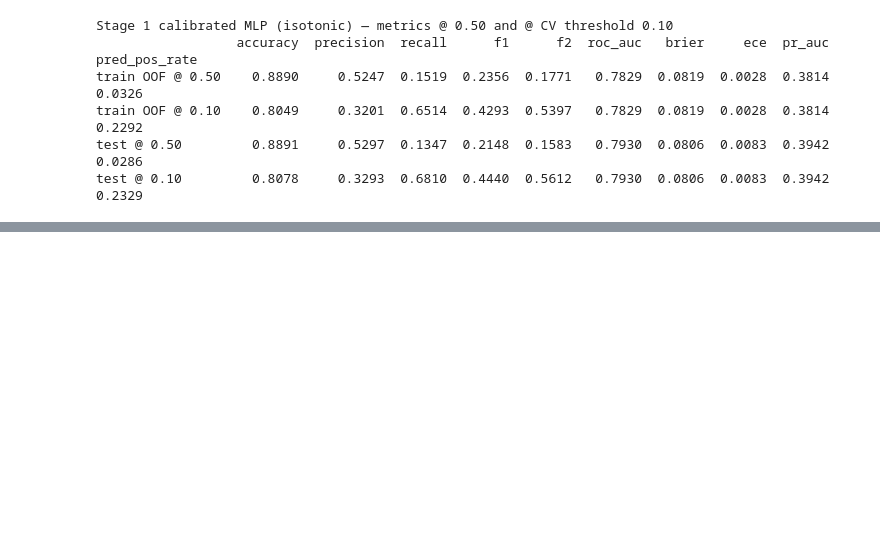
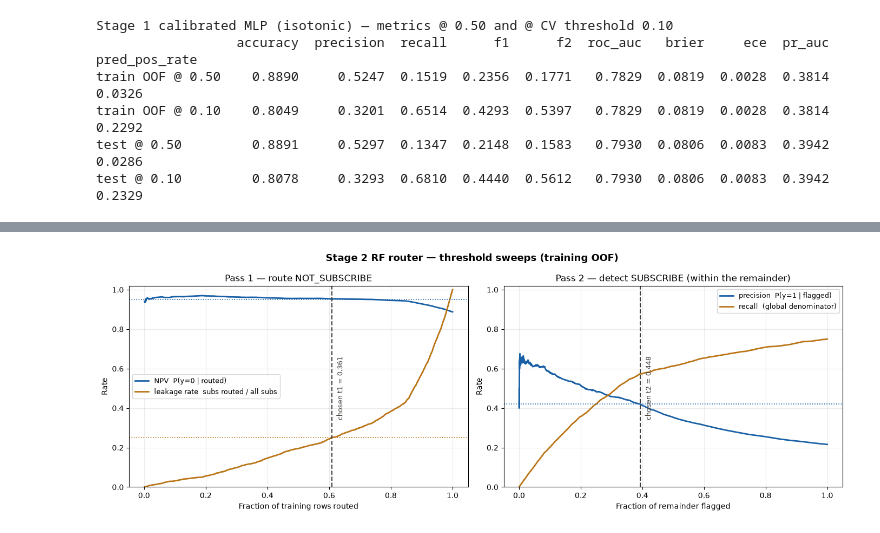
Before and after one commit to HKtrill/ai-business-coach, a Jupyter notebook: prototype/blackbox_pipeline/blackbox_cascade.ipynb, the cells around one changed output, grey strips where cells are left out. Cells and saved outputs as stored; diff of their text form; code cells hidden in the pictures; blank space fills up the shorter version.

```diff
--- a/prototype/blackbox_pipeline/blackbox_cascade.ipynb
+++ b/prototype/blackbox_pipeline/blackbox_cascade.ipynb
@@ -355,0 +580,16 @@ test @ 0.455          0.3400  0.6616  0.4492  0.5564   0.7924  0.3843  0.1592
+# %%
+# ============================================================
+# CELL 20: DECLARE THE STAGE 2 OPERATING CONSTRAINTS
+# ============================================================
+
+CONSTRAINTS = OperatingConstraints(
+    min_precision_not_subscribe=0.95,
+    max_subscriber_leakage_rate=0.25,
+    max_subscriber_leakage_absolute=950,
+    min_pass1_coverage=None,
+    min_precision_subscribe=0.42,
+    min_recall_subscribe=None,
+    recall_denominator="global",
+    min_band_support_pass1=125,
+    min_band_support_pass2=75,
+)
@@ -355,0 +907,62 @@ test @ 0.455          0.3400  0.6616  0.4492  0.5564   0.7924  0.3843  0.1592
+# %%
+# ============================================================
+# CELL 27: INSPECT THE FROZEN OPERATING POINT (TRAINING OOF ONLY)
+# ============================================================
+
+p1_sweep = router.thresholds_.pass1.sweep
+p2_sweep = router.thresholds_.pass2.sweep
+
+fig, axes = plt.subplots(1, 2, figsize=(14, 5))
+fig.suptitle("Stage 2 RF router — threshold sweeps (training OOF)",
+             fontsize=13, fontweight="bold")
+
+# --- Pass 1: NPV and leakage against how much the route claims --------------
+ax = axes[0]
+ax.plot(p1_sweep["coverage"], p1_sweep["npv"],
+        color="#185FA5", lw=2, label="NPV  P(y=0 | routed)")
+ax.plot(p1_sweep["coverage"], p1_sweep["leakage_rate"],
+        color="#BA7517", lw=2, label="leakage rate  subs routed / all subs")
+ax.axhline(CONSTRAINTS.min_precision_not_subscribe,
+           color="#185FA5", ls=":", lw=1.2)
+ax.axhline(CONSTRAINTS.max_subscriber_leakage_rate,
+           color="#BA7517", ls=":", lw=1.2)
+ax.axvline(router.thresholds_.pass1.band_fraction,
+           color="#3d3d3a", ls="--", lw=1.5)
+ax.annotate(f"chosen t1 = {router.thresholds_.t1:.3f}",
+            xy=(router.thresholds_.pass1.band_fraction, 0.5),
+            xytext=(6, 0), textcoords="offset points",
+            fontsize=9, color="#3d3d3a", rotation=90, va="center")
+ax.set(title="Pass 1 — route NOT_SUBSCRIBE",
+       xlabel="Fraction of training rows routed", ylabel="Rate", ylim=(0, 1.02))
+ax.grid(alpha=0.25)
+ax.legend(loc="center left", fontsize=9)
+
+# --- Pass 2: precision and recall against how much the detector flags -------
+ax = axes[1]
+ax.plot(p2_sweep["band_fraction"], p2_sweep["precision"],
+        color="#185FA5", lw=2, label="precision  P(y=1 | flagged)")
+ax.plot(p2_sweep["band_fraction"], p2_sweep["recall"],
+        color="#BA7517", lw=2, label=f"recall  ({CONSTRAINTS.recall_denominator} denominator)")
+ax.axhline(CONSTRAINTS.min_precision_subscribe, color="#185FA5", ls=":", lw=1.2)
+if CONSTRAINTS.min_recall_subscribe is not None:
+    ax.axhline(CONSTRAINTS.min_recall_subscribe, color="#BA7517", ls=":", lw=1.2)
+ax.axvline(router.thresholds_.pass2.band_fraction,
+           color="#3d3d3a", ls="--", lw=1.5)
+ax.annotate(f"chosen t2 = {router.thresholds_.t2:.3f}",
+            xy=(router.thresholds_.pass2.band_fraction, 0.5),
+            xytext=(6, 0), textcoords="offset points",
+            fontsize=9, color="#3d3d3a", rotation=90, va="center")
+ax.set(title="Pass 2 — detect SUBSCRIBE (within the remainder)",
+       xlabel="Fraction of remainder flagged", ylabel="Rate", ylim=(0, 1.02))
+ax.grid(alpha=0.25)
+ax.legend(loc="upper right", fontsize=9)
+
+plt.tight_layout()
+plt.show()
+
+print("Which constraint binds at the chosen band:")
+print(p1_sweep[p1_sweep["feasible"]].tail(3).round(4).to_string(index=False))
+print()
+print(p2_sweep[p2_sweep["feasible"]].tail(3).round(4).to_string(index=False))
+# %% [output]
+[figure, added]
```
Also changed, not shown: parts of 32 cells of this notebook, 32 other files.
